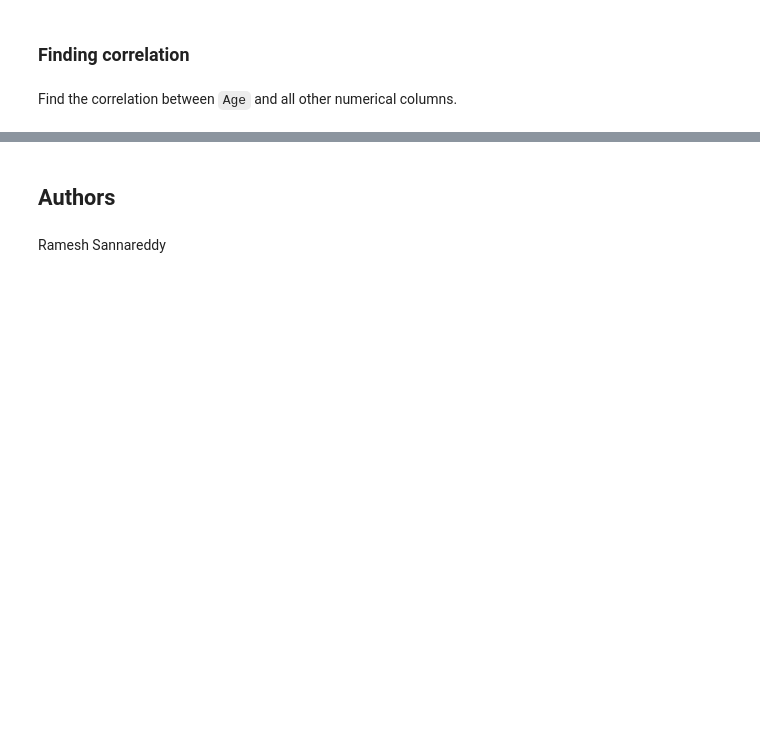
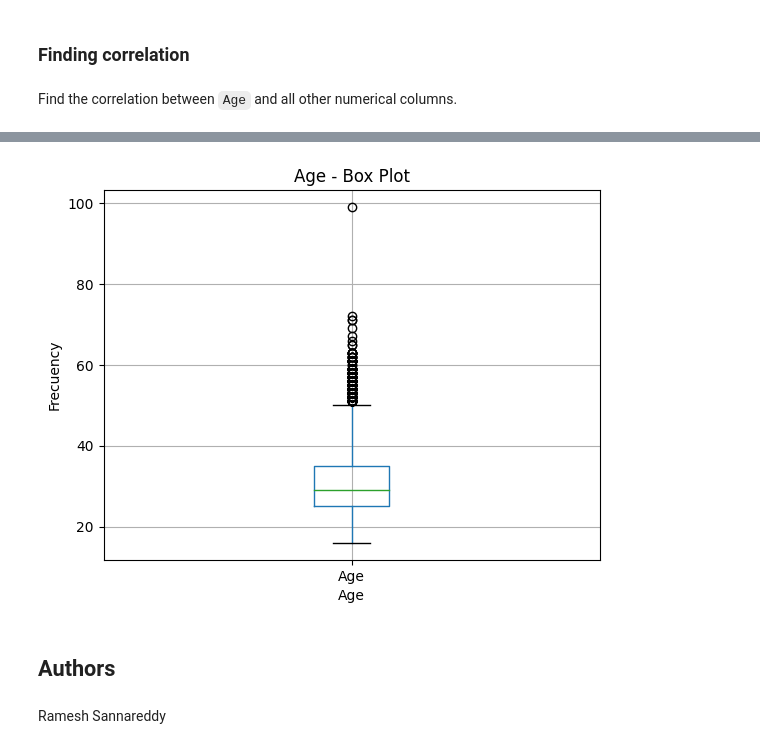
Before and after one commit to jcostra/MySubmission, a Jupyter notebook: M3ExploratoryDataAnalysis-lab.ipynb, the cells around one changed output, grey strips where cells are left out. Cells and saved outputs as stored; diff of their text form; code cells hidden in the pictures; blank space fills up the shorter version.

```diff
--- a/M3ExploratoryDataAnalysis-lab.ipynb
+++ b/M3ExploratoryDataAnalysis-lab.ipynb
@@ -249,3 +265,11 @@ Find the correlation between `Age` and all other numerical columns.
+# %%
+df.boxplot(column='Age')
+plt.title('Age - Box Plot')
+plt.xlabel('Age')
+plt.ylabel('Frecuency')
+plt.show()
+# %% [output]
+[figure, added]
 # %% [markdown]
 ## Authors
 # %% [markdown]
```
Also changed, not shown: parts of 13 cells of this notebook.
